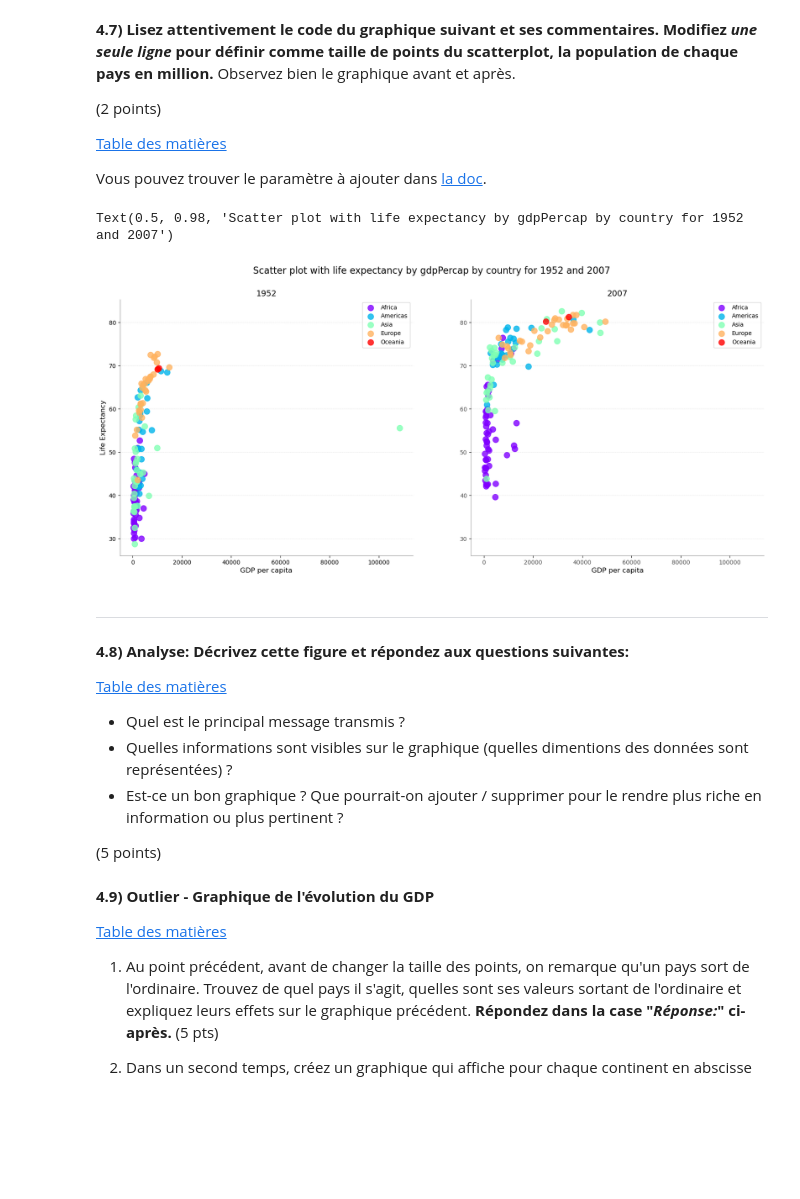
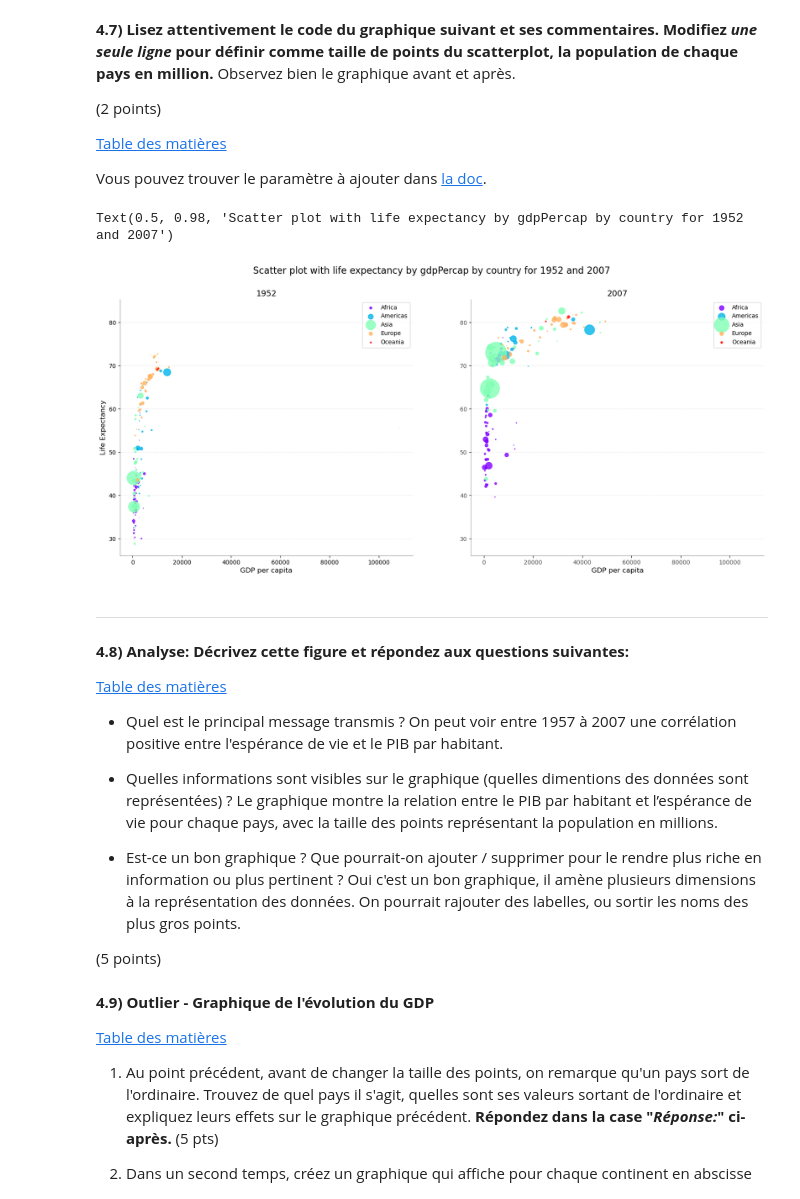
Before and after one commit to hliosone/data-science_scientific-tools, a Jupyter notebook: TP2_ISD_SA2024.ipynb, the cells around one changed output. Drawn from its saved outputs; the diff is of its cells as text; code cells hidden in the pictures; blank space fills up the shorter version.

```diff
--- a/TP2_ISD_SA2024.ipynb
+++ b/TP2_ISD_SA2024.ipynb
@@ -856,35 +856,35 @@ for i, year in enumerate((1952, 2007)):
                                   y='lifeExp',
                                   color=[cmap[c]],
                                   label=continent,
-                                  s = 100,
+                                  s = df_continent['pop'] / 1_000_000,
                                   alpha=0.8)
 
     # Plot style
 
     axs[i].set_title(year, fontsize=14)
     axs[i].set_xlabel('GDP per capita', fontsize=12)
     axs[i].grid(axis='y', linestyle='--', alpha=0.4, lw=0.5)
 
 
     # Remove border on the top and right.
     axs[i].spines['top'].set_visible(False)
     axs[i].spines['right'].set_visible(False)
     # Set alpha on remaining borders.
     axs[i].spines['left'].set_alpha(0.4)
     axs[i].spines['bottom'].set_alpha(0.4)
 
     # Only show ticks on the left and bottom spines.
     axs[i].xaxis.set_ticks_position('bottom')
     axs[i].yaxis.set_ticks_position('left')
     # Style of ticks.
     plt.xticks(fontsize=10, alpha=0.7)
     plt.yticks(fontsize=10, alpha=0.7)
 
 axs[0].set_ylabel('Life Expectancy', fontsize=12)
 fig.suptitle('Scatter plot with life expectancy by gdpPercap by country for 1952 and 2007', fontsize=16)
 # %% [output]
 Text(0.5, 0.98, 'Scatter plot with life expectancy by gdpPercap by country for 1952 and 2007')
-[figure, old version]
+[figure, new version]
 # %% [markdown]
 ---
 <a name="Part48"></a>
@@ -895,8 +895,14 @@ Text(0.5, 0.98, 'Scatter plot with life expectancy by gdpPercap by country for 1
 
 
 - Quel est le principal message transmis ?
+    On peut voir entre 1957 à 2007 une corrélation positive entre l'espérance de vie et le PIB par habitant.
+
 - Quelles informations sont visibles sur le graphique (quelles dimentions des données sont représentées) ?
+    Le graphique montre la relation entre le PIB par habitant et l’espérance de vie pour chaque pays, avec la taille des points représentant la population en millions.
+
 - Est-ce un bon graphique ? Que pourrait-on ajouter / supprimer pour le rendre plus riche en information ou plus pertinent ?
+    Oui c'est un bon graphique, il amène plusieurs dimensions à la représentation des données.
+    On pourrait rajouter des labelles, ou sortir les noms des plus gros points.
 
 (5 points)
 # %% [markdown]
```
Also changed, not shown: parts of 3 cells of this notebook.
